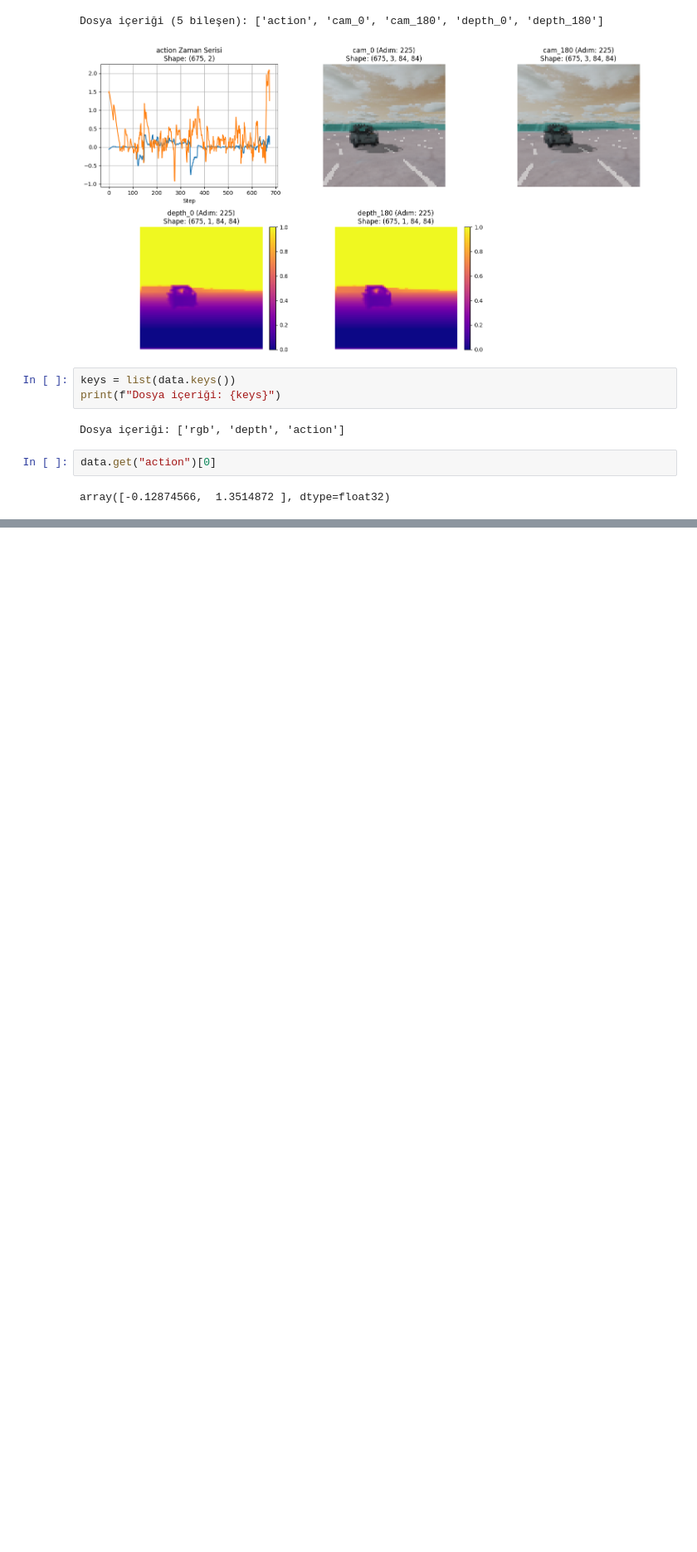
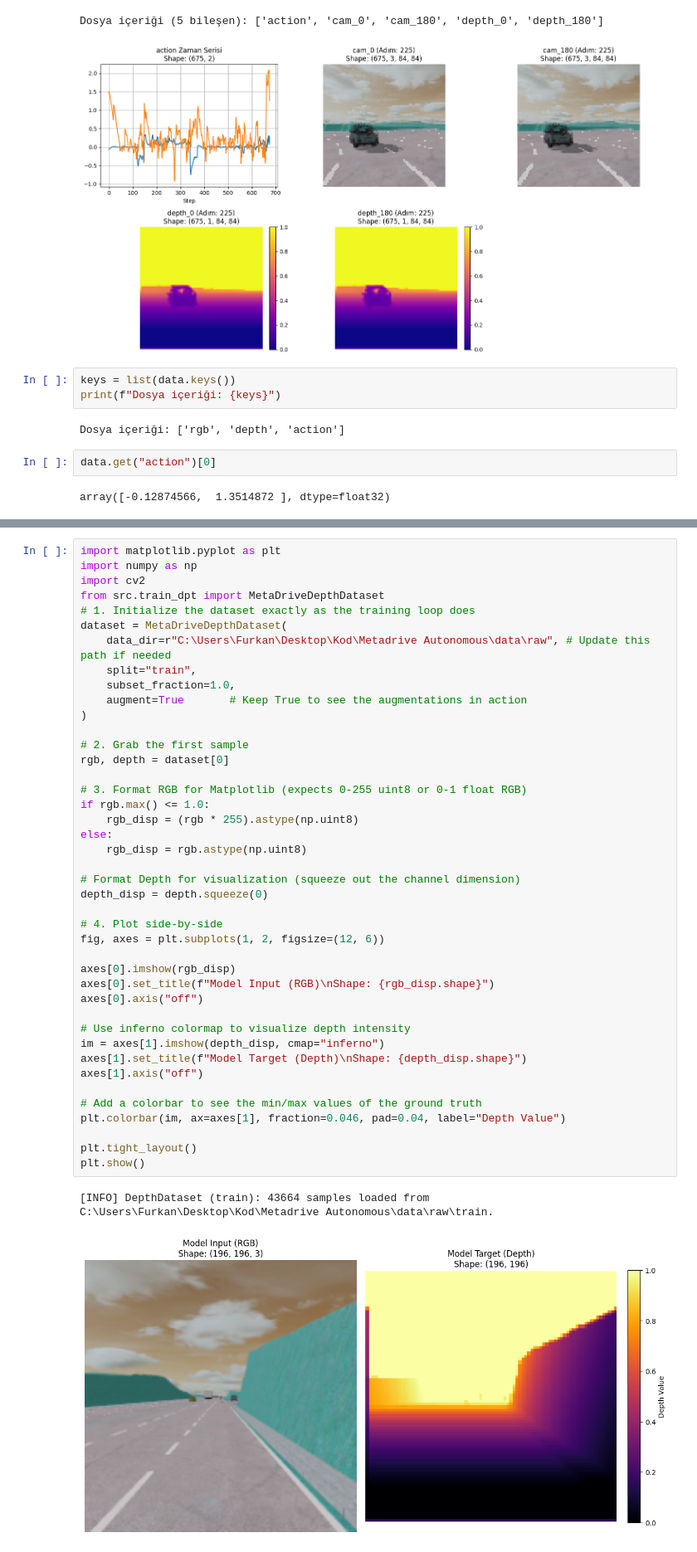
Before and after one commit to mfurkan03/VisHybrid-X, a Jupyter notebook: notebooks/data_visualization.ipynb, the cells around one changed output, grey strips where cells are left out. Shown at 83% size. Drawn from its saved outputs; the diff is of its cells as text; blank space fills up the shorter version.

```diff
--- a/notebooks/data_visualization.ipynb
+++ b/notebooks/data_visualization.ipynb
@@ -117,0 +214,45 @@ array([-0.12874566,  1.3514872 ], dtype=float32)
+# %%
+import matplotlib.pyplot as plt
+import numpy as np
+import cv2
+from src.train_dpt import MetaDriveDepthDataset
+# 1. Initialize the dataset exactly as the training loop does
+dataset = MetaDriveDepthDataset(
+    data_dir=r"C:\Users\Furkan\Desktop\Kod\Metadrive Autonomous\data\raw", # Update this path if needed
+    split="train",
+    subset_fraction=1.0,
+    augment=True       # Keep True to see the augmentations in action
+)
+
+# 2. Grab the first sample
+rgb, depth = dataset[0]
+
+# 3. Format RGB for Matplotlib (expects 0-255 uint8 or 0-1 float RGB)
+if rgb.max() <= 1.0:
+    rgb_disp = (rgb * 255).astype(np.uint8)
+else:
+    rgb_disp = rgb.astype(np.uint8)
+
+# Format Depth for visualization (squeeze out the channel dimension)
+depth_disp = depth.squeeze(0)
+
+# 4. Plot side-by-side
+fig, axes = plt.subplots(1, 2, figsize=(12, 6))
+
+axes[0].imshow(rgb_disp)
+axes[0].set_title(f"Model Input (RGB)\nShape: {rgb_disp.shape}")
+axes[0].axis("off")
+
+# Use inferno colormap to visualize depth intensity
+im = axes[1].imshow(depth_disp, cmap="inferno")
+axes[1].set_title(f"Model Target (Depth)\nShape: {depth_disp.shape}")
+axes[1].axis("off")
+
+# Add a colorbar to see the min/max values of the ground truth
+plt.colorbar(im, ax=axes[1], fraction=0.046, pad=0.04, label="Depth Value")
+
+plt.tight_layout()
+plt.show()
+# %% [output]
+[INFO] DepthDataset (train): 43664 samples loaded from C:\Users\Furkan\Desktop\Kod\Metadrive Autonomous\data\raw\train.
+[figure, added]
```
Also changed, not shown: parts of 1 cell of this notebook, 5 other files.
